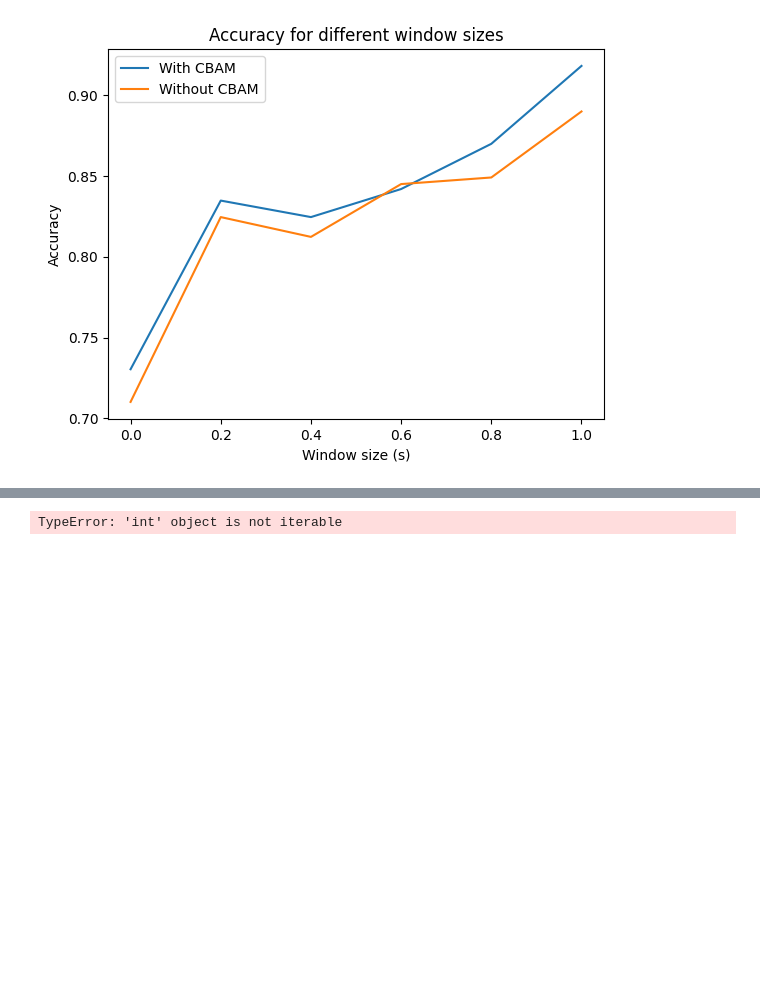
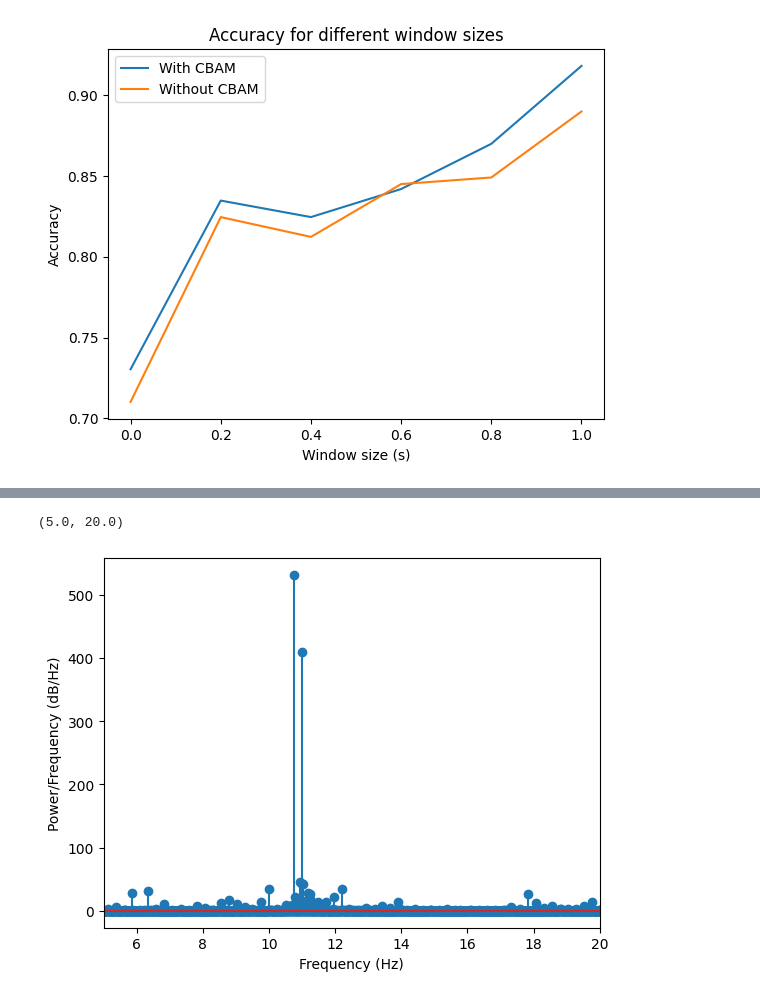
Before and after one commit to loaspra/stargan-ssvep, a Jupyter notebook: classif.ipynb, the cells around one changed output, grey strips where cells are left out. Saved outputs shown, nothing was run; the diff lists cells and outputs as text; code cells hidden in the pictures; blank space fills up the shorter version.

```diff
--- a/classif.ipynb
+++ b/classif.ipynb
@@ -451,12 +490,16 @@ FileNotFoundError: [Errno 2] No such file or directory: 'expr/results/vanilla/re
 # %%
-path = "expr/results/vanilla/ref_00_b.npy"
+path = "expr/results/vanilla/ref_03_b.npy"
 
 data = np.load(path)
-data = data[:, 1, :]
 
-
-for idx in  data.shape[0]:
-    x = data[i, :]
-    # plot the fft  of the signal
+data = data.flatten()
-# %% [output]
-TypeError: 'int' object is not iterable
+# %%
+Fs = 250  # sampling frequency
+f, pxx = periodogram(data, Fs)  # PSD estimate
+plt.stem(f, pxx)  # plot in dB
+plt.xlabel('Frequency (Hz)')
+plt.ylabel('Power/Frequency (dB/Hz)')
+plt.xlim(5, 20)
+# %% [output]
+(5.0, 20.0)
+[figure, added]
```
Also changed, not shown: parts of 13 cells of this notebook, 6 other files.
